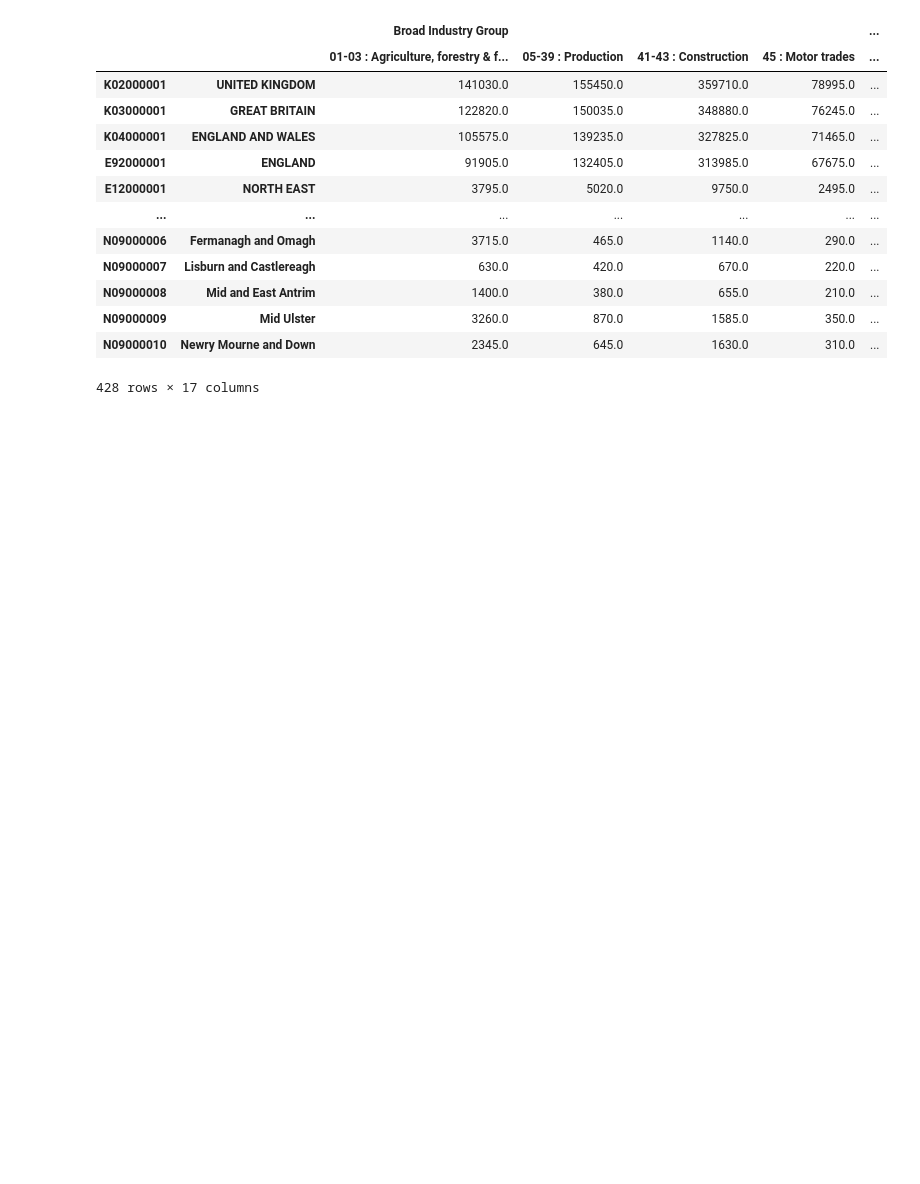
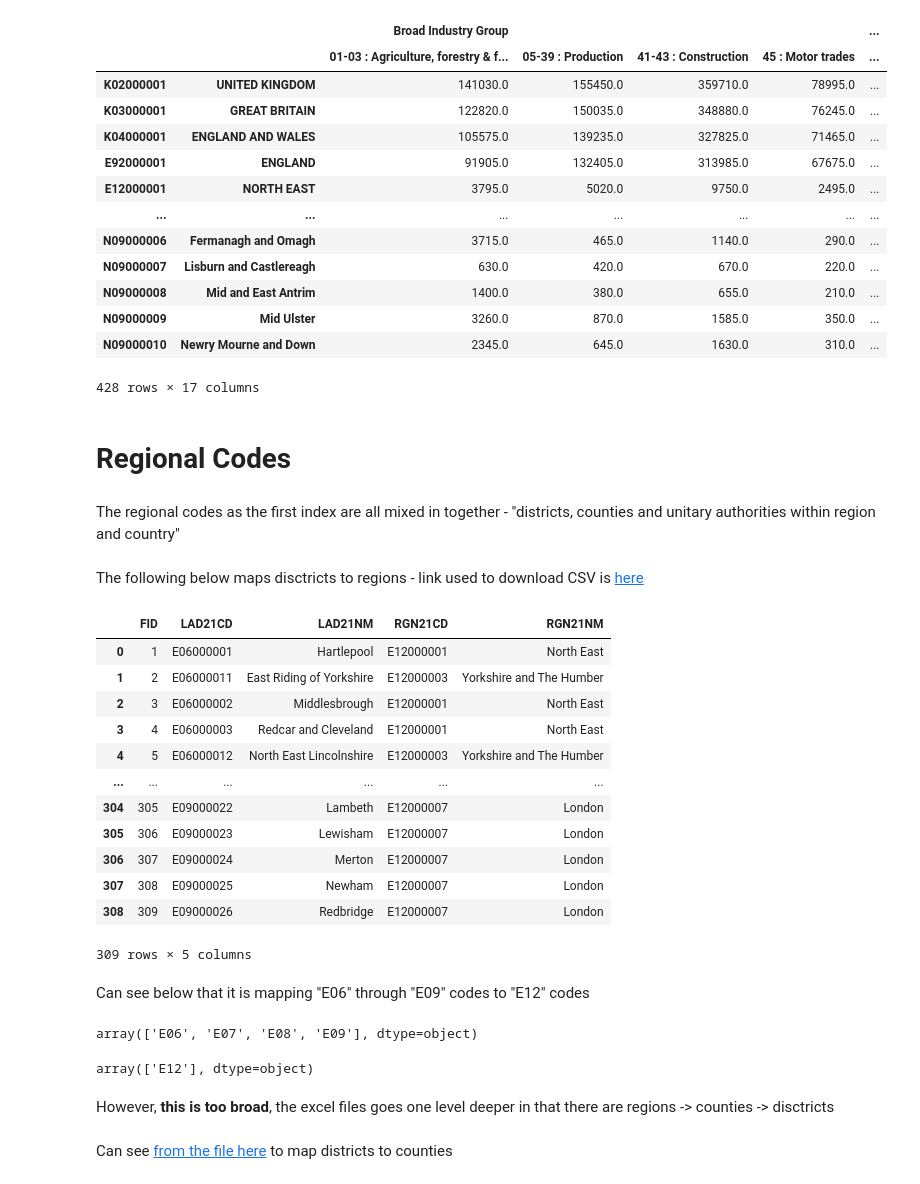
Before and after one commit to joeledwardson/business-activity-visualiser, a Jupyter notebook: data/data_cleaning.ipynb, the cells around one changed output. Drawn from its saved outputs; the diff is of its cells as text; code cells hidden in the pictures; blank space fills up the shorter version.

Commit message:
added more lookup excel files and updated notebook

```diff
--- a/data/data_cleaning.ipynb
+++ b/data/data_cleaning.ipynb
@@ -145,3 +145,41 @@ df3
 | N09000009 | Mid Ulster | 3260.0 | 870.0 | 1585.0 | 350.0 | ... |
 | N09000010 | Newry Mourne and Down | 2345.0 | 645.0 | 1630.0 | 310.0 | ... |
 428 rows × 17 columns
+# %% [markdown]
+# Regional Codes
+# %% [markdown]
+The regional codes as the first index are all mixed in together - "districts, counties and unitary authorities within region and country"
+# %% [markdown]
+The following below maps disctricts to regions - link used to download CSV is [here](https://geoportal.statistics.gov.uk/datasets/ons::local-authority-district-to-region-april-2021-lookup-in-england/about)
+# %%
+df_lookup = pandas.read_csv(r"excel-files/Local_Authority_District_to_Region_(April_2021)_Lookup_in_England.csv")
+# %%
+df_lookup
+# %% [output]
+|  | FID | LAD21CD | LAD21NM | RGN21CD | RGN21NM |
+| 0 | 1 | E06000001 | Hartlepool | E12000001 | North East |
+| 1 | 2 | E06000011 | East Riding of Yorkshire | E12000003 | Yorkshire and The Humber |
+| 2 | 3 | E06000002 | Middlesbrough | E12000001 | North East |
+| 3 | 4 | E06000003 | Redcar and Cleveland | E12000001 | North East |
+| 4 | 5 | E06000012 | North East Lincolnshire | E12000003 | Yorkshire and The Humber |
+| ... | ... | ... | ... | ... | ... |
+| 304 | 305 | E09000022 | Lambeth | E12000007 | London |
+| 305 | 306 | E09000023 | Lewisham | E12000007 | London |
+| 306 | 307 | E09000024 | Merton | E12000007 | London |
+| 307 | 308 | E09000025 | Newham | E12000007 | London |
+| 308 | 309 | E09000026 | Redbridge | E12000007 | London |
+309 rows × 5 columns
+# %% [markdown]
+Can see below that it is mapping "E06" through "E09" codes to "E12" codes
+# %%
+df_lookup['LAD21CD'].apply(lambda x: x[:3]).unique()
+# %% [output]
+array(['E06', 'E07', 'E08', 'E09'], dtype=object)
+# %%
+df_lookup['RGN21CD'].apply(lambda x: x[:3]).unique()
+# %% [output]
+array(['E12'], dtype=object)
+# %% [markdown]
+However, **this is too broad**, the excel files goes one level deeper in that there are regions -> counties -> disctricts
+# %% [markdown]
+Can see [from the file here](https://geoportal.statistics.gov.uk/datasets/ons::local-authority-district-to-county-april-2021-lookup-in-england/about) to map districts to counties
```
Also changed, not shown: parts of 6 cells of this notebook, 3 other files.
